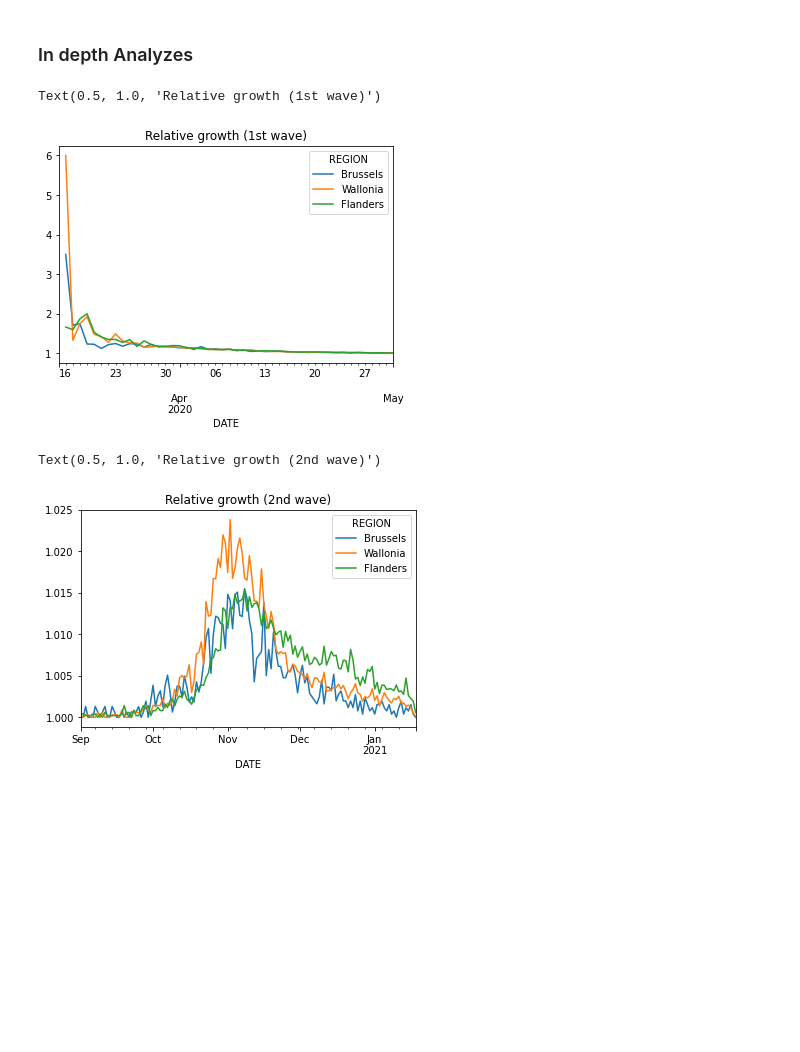
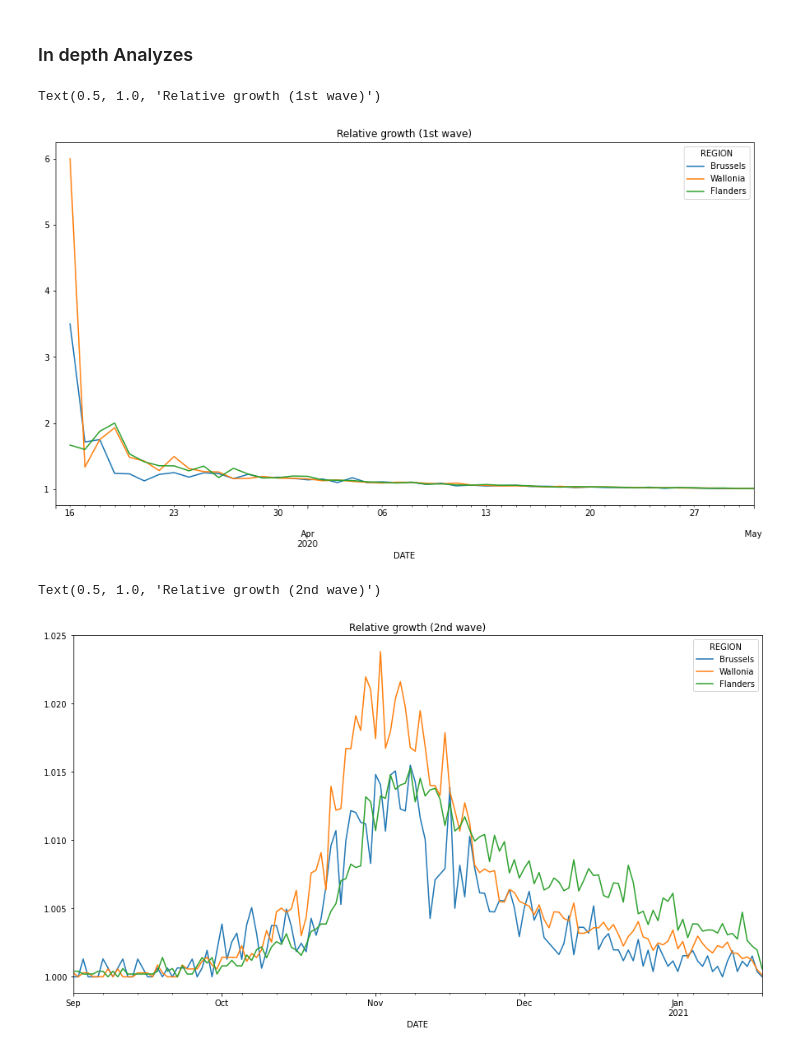
Before and after one commit to Demesmaeker/workshop-IBM-covid, a Jupyter notebook: main.ipynb, the cells around one changed output. Cells and saved outputs as stored; diff of their text form; code cells hidden in the pictures; blank space fills up the shorter version.

```diff
--- a/main.ipynb
+++ b/main.ipynb
@@ -309,5 +339,6 @@ Name: REGION, dtype: int64
 # %%
-final_pivot = final.pivot(index="DATE",columns="REGION",values=["DEATHS","TOTAL_IN","NEW_IN"])
+final_pivot = final.pivot(index="DATE",columns="REGION",values=['DEATHS', 'TOTAL_IN', 'TOTAL_IN_ICU','TOTAL_IN_RESP',
+                                                                'TOTAL_IN_ECMO', 'NEW_IN', 'NEW_OUT'])
 # %%
 final_pivot
 # %% [output]
@@ -388,17 +419,17 @@ final_pivot[[('DEATHS', 'Brussels'), ('TOTAL_IN', 'Brussels'), ('NEW_IN', 'Bruss
 ### In depth Analyzes
 # %%
  (final_pivot.cumsum() / final_pivot.shift(1).cumsum(
-    ))['DEATHS'][['Brussels', 'Wallonia', 'Flanders']].loc['20200315':'20200501'].plot()
+    ))['DEATHS'][['Brussels', 'Wallonia', 'Flanders']].loc['20200315':'20200501'].plot(figsize=(15,8))
 plt.title("Relative growth (1st wave)")
 # %% [output]
 Text(0.5, 1.0, 'Relative growth (1st wave)')
-[figure, old version]
+[figure, new version]
 # %%
  (final_pivot.cumsum() / final_pivot.shift(1).cumsum(
-    ))['DEATHS'][['Brussels', 'Wallonia', 'Flanders']].loc['20200901':].plot()
+    ))['DEATHS'][['Brussels', 'Wallonia', 'Flanders']].loc['20200901':].plot(figsize=(15,8))
 plt.title("Relative growth (2nd wave)")
 # %% [output]
 Text(0.5, 1.0, 'Relative growth (2nd wave)')
-[figure, old version]
+[figure, new version]
 # %%
  (final_pivot['DEATHS'].cumsum() / final_pivot['TOTAL_IN'].cumsum()
```
Also changed, not shown: parts of 23 cells of this notebook.
